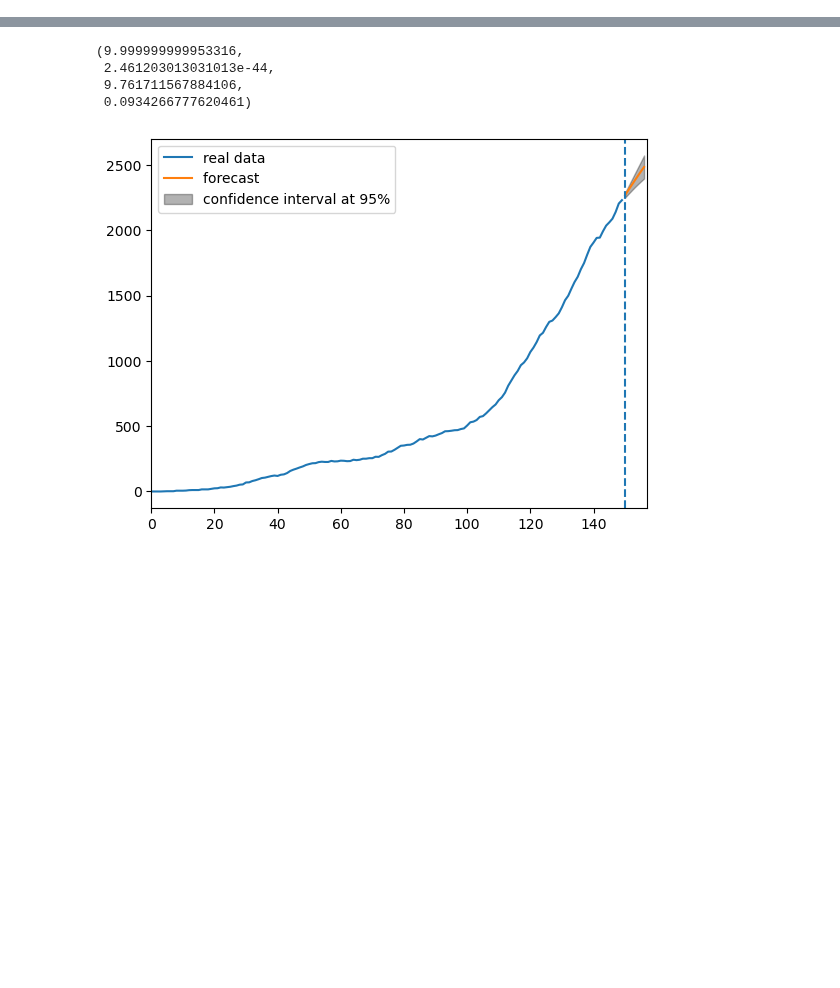
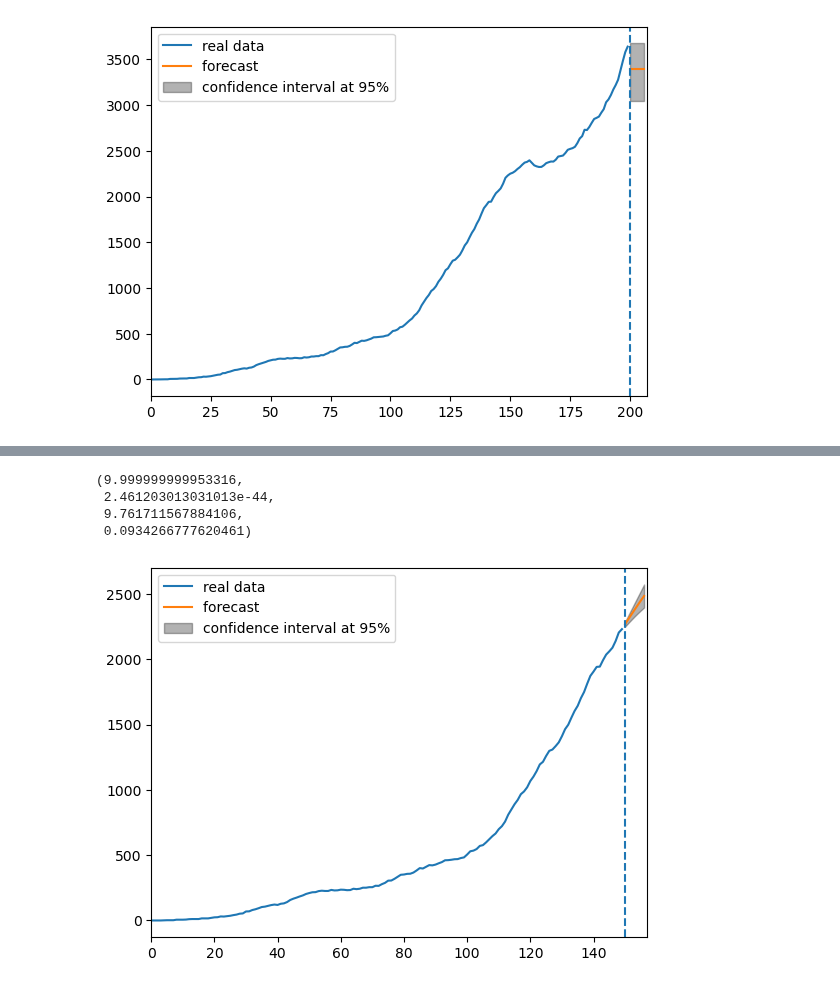
Before and after one commit to gregoirebechade/covid_internship, a Jupyter notebook: 10_evaluation_on_n_hospitalized.ipynb, the cells around one changed output, grey strips where cells are left out. Cells and saved outputs as stored; diff of their text form; code cells hidden in the pictures; blank space fills up the shorter version.

```diff
--- a/10_evaluation_on_n_hospitalized.ipynb
+++ b/10_evaluation_on_n_hospitalized.ipynb
@@ -38,3 +39,9 @@ split=300
 data3D_train=data3D[:, :split]
 data_train=n_hospitalized[:split]
 dates_of_pandemic_train=[i for i in range(split)]
+# %%
+mymovingmulti=MovingAverageMulti()
+mymovingmulti.train(dates_of_pandemic_train, data3D_train)
+mymovingmulti.plot(7, 0.05)
+# %% [output]
+[figure, added]
```
Also changed, not shown: parts of 8 cells of this notebook, 4 other files.
